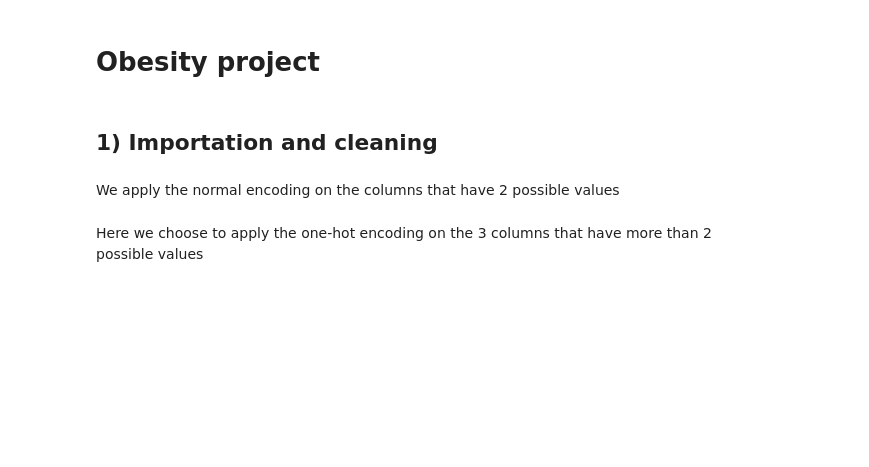
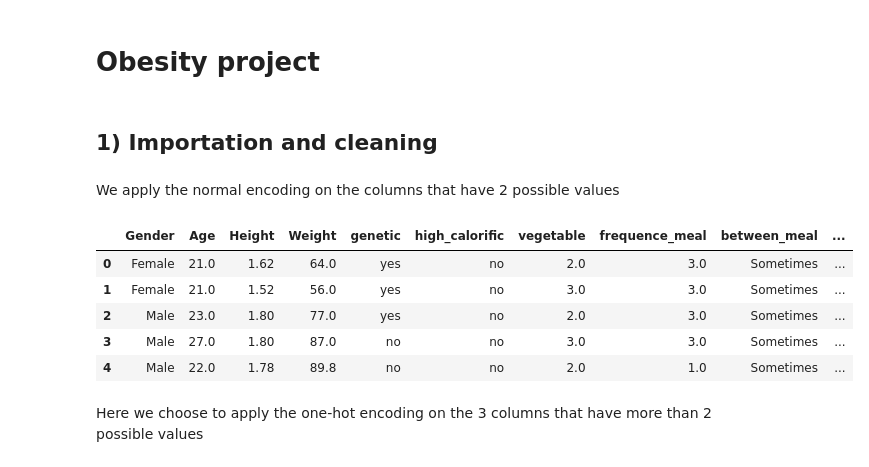
Before and after one commit to theo2bel/obesity, a Jupyter notebook: final_project.ipynb, the cells around one changed output. Drawn from its saved outputs; the diff is of its cells as text; code cells hidden in the pictures; blank space fills up the shorter version.

```diff
--- a/final_project.ipynb
+++ b/final_project.ipynb
@@ -12,7 +13,7 @@ from sklearn.model_selection import GridSearchCV
 # %%
 warnings.filterwarnings('ignore')
 # %%
-df=pd.read_csv("C:/Users/theo2/OneDrive/Documents/A4\Python for Data Analysis/PROJET FINAL/ObesityDataSet_raw_and_data_sinthetic.csv")
+df=pd.read_csv("ObesityDataSet_raw_and_data_sinthetic.csv")
 # %%
 df=df.rename(columns = {"family_history_with_overweight": "genetic",
                           "FAVC": "high_calorific",
@@ -40,5 +37,12 @@ df['obesity'] = df['obesity'].map({'Insufficient_Weight': 0, 'Normal_Weight': 1,
 # %%
-#df.drop_duplicates(inplace=True) : dire dans le rapport pk on le fait pas
+df.head()
+# %% [output]
+|  | Gender | Age | Height | Weight | genetic | high_calorific | vegetable | frequence_meal | between_meal | ... |
+| 0 | Female | 21.0 | 1.62 | 64.0 | yes | no | 2.0 | 3.0 | Sometimes | ... |
+| 1 | Female | 21.0 | 1.52 | 56.0 | yes | no | 3.0 | 3.0 | Sometimes | ... |
+| 2 | Male | 23.0 | 1.80 | 77.0 | yes | no | 2.0 | 3.0 | Sometimes | ... |
+| 3 | Male | 27.0 | 1.80 | 87.0 | no | no | 3.0 | 3.0 | Sometimes | ... |
+| 4 | Male | 22.0 | 1.78 | 89.8 | no | no | 2.0 | 1.0 | Sometimes | ... |
 # %% [markdown]
 Here we choose to apply the one-hot encoding on the 3 columns that have more than 2 possible values
 # %%
```
Also changed, not shown: parts of 20 cells of this notebook.
